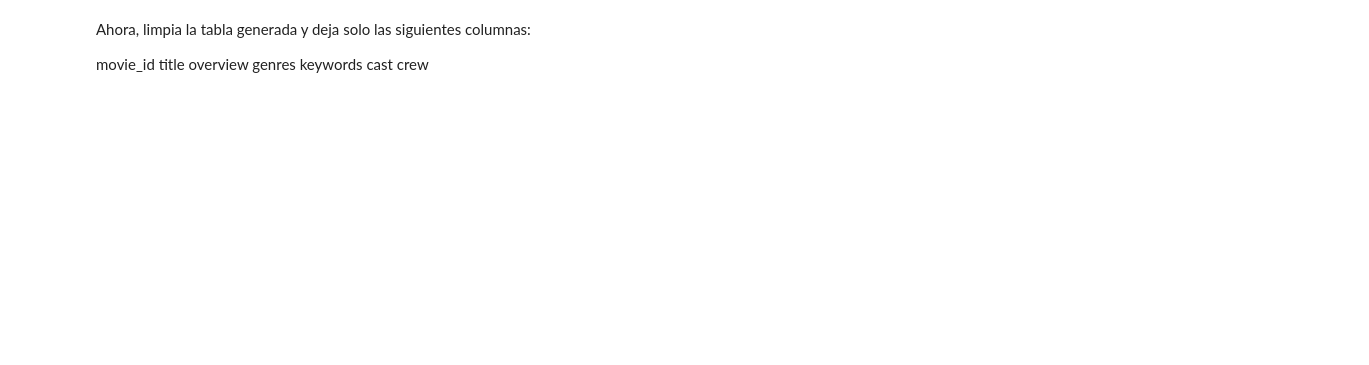
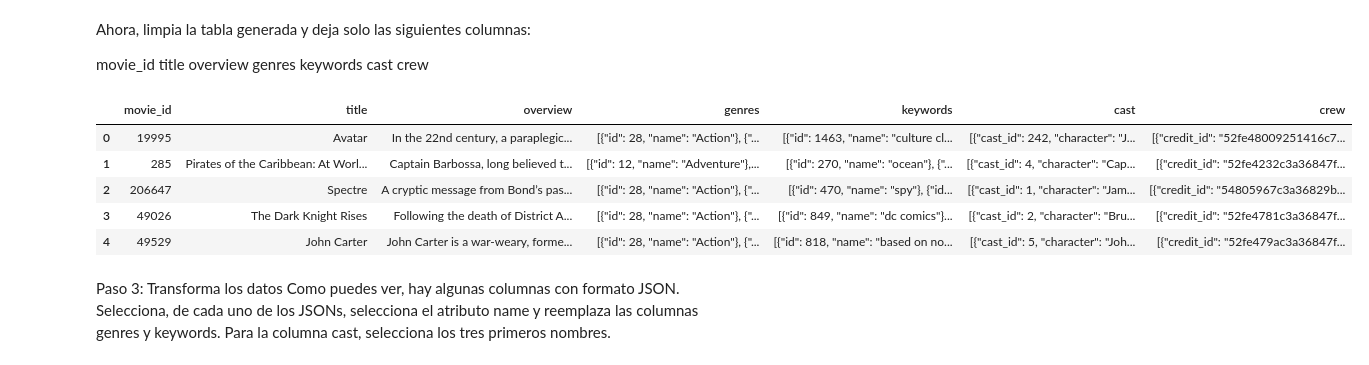
Before and after one commit to 4GeeksAcademy/KURGANOVA_VECINOS, a Jupyter notebook: src/explore.ipynb, the cells around one changed output. Cells and saved outputs as stored; diff of their text form; code cells hidden in the pictures; blank space fills up the shorter version.

```diff
--- a/src/explore.ipynb
+++ b/src/explore.ipynb
@@ -147,3 +126,19 @@ genres
 keywords
 cast
 crew
+# %%
+# Seleccionar las columnas especificadas
+cleaned_data = total_data[['movie_id', 'title', 'overview', 'genres', 'keywords', 'cast', 'crew']]
+
+# Mostrar las primeras filas del DataFrame limpiado
+cleaned_data.head()
+# %% [output]
+|  | movie_id | title | overview | genres | keywords | cast | crew |
+| 0 | 19995 | Avatar | In the 22nd century, a paraplegic... | [{"id": 28, "name": "Action"}, {"... | [{"id": 1463, "name": "culture cl... | [{"cast_id": 242, "character": "J... | [{"credit_id": "52fe48009251416c7... |
+| 1 | 285 | Pirates of the Caribbean: At Worl... | Captain Barbossa, long believed t... | [{"id": 12, "name": "Adventure"},... | [{"id": 270, "name": "ocean"}, {"... | [{"cast_id": 4, "character": "Cap... | [{"credit_id": "52fe4232c3a36847f... |
+| 2 | 206647 | Spectre | A cryptic message from Bond’s pas... | [{"id": 28, "name": "Action"}, {"... | [{"id": 470, "name": "spy"}, {"id... | [{"cast_id": 1, "character": "Jam... | [{"credit_id": "54805967c3a36829b... |
+| 3 | 49026 | The Dark Knight Rises | Following the death of District A... | [{"id": 28, "name": "Action"}, {"... | [{"id": 849, "name": "dc comics"}... | [{"cast_id": 2, "character": "Bru... | [{"credit_id": "52fe4781c3a36847f... |
+| 4 | 49529 | John Carter | John Carter is a war-weary, forme... | [{"id": 28, "name": "Action"}, {"... | [{"id": 818, "name": "based on no... | [{"cast_id": 5, "character": "Joh... | [{"credit_id": "52fe479ac3a36847f... |
+# %% [markdown]
+Paso 3: Transforma los datos
+Como puedes ver, hay algunas columnas con formato JSON. Selecciona, de cada uno de los JSONs, selecciona el atributo name y reemplaza las columnas genres y keywords. Para la columna cast, selecciona los tres primeros nombres.
```
Also changed, not shown: parts of 8 cells of this notebook, 1 other file.
